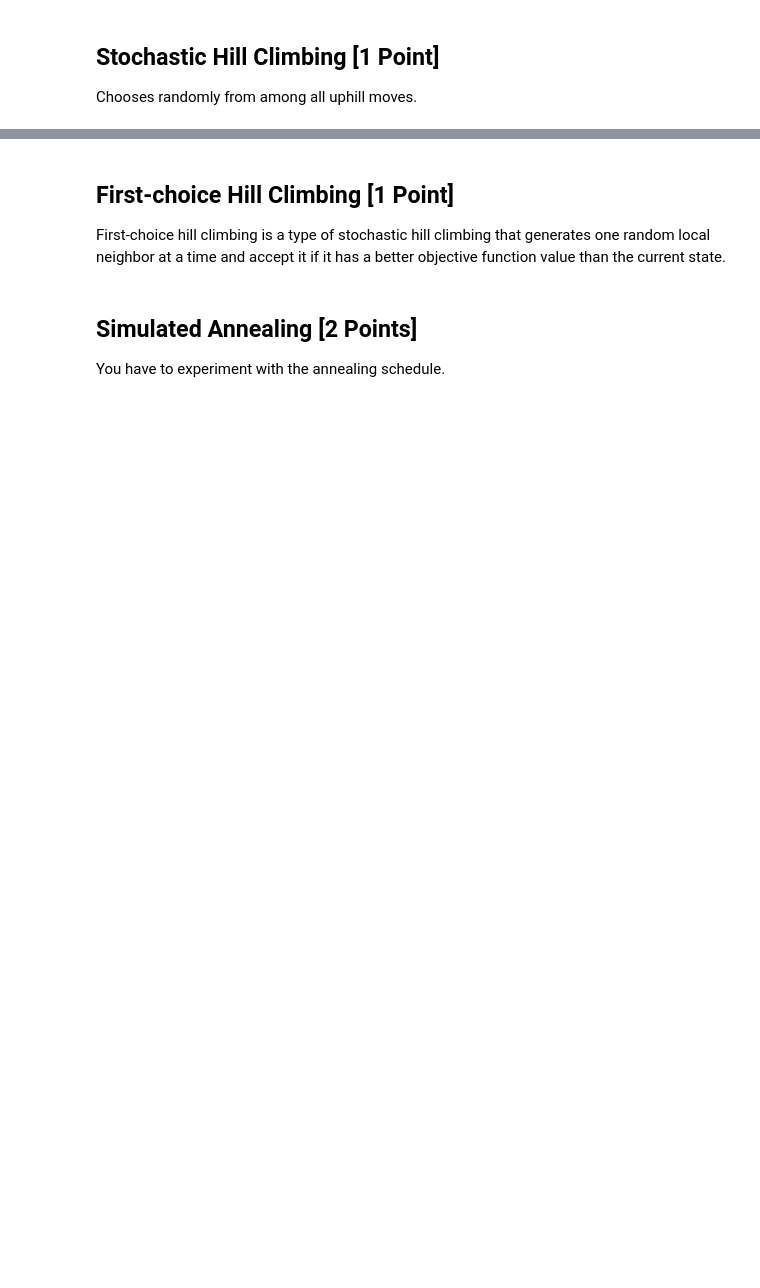
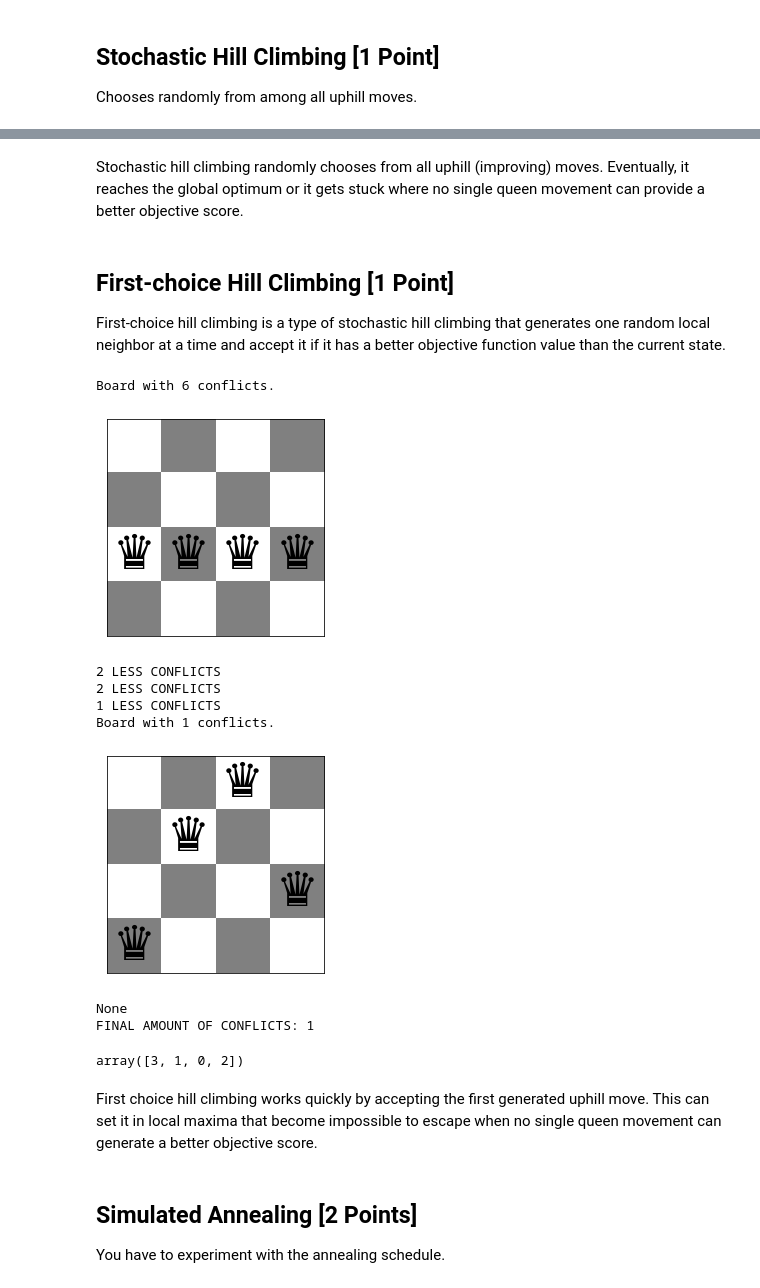
Before and after one commit to mitchmorrison2/CS7320-AI, a Jupyter notebook: Local Search/n_queens.ipynb, the cells around one changed output, grey strips where cells are left out. Saved outputs shown, nothing was run; the diff lists cells and outputs as text; code cells hidden in the pictures; blank space fills up the shorter version.

```diff
--- a/Local Search/n_queens.ipynb
+++ b/Local Search/n_queens.ipynb
@@ -274,3 +263,5 @@ array([2, 0, 3, 1])
+# %% [markdown]
+Stochastic hill climbing randomly chooses from all uphill (improving) moves. Eventually, it reaches the global optimum or it gets stuck where no single queen movement can provide a better objective score.
 # %% [markdown]
 ## First-choice Hill Climbing [1 Point]
 
@@ -280,3 +269,41 @@ First-choice hill climbing is a type of stochastic hill climbing that generates
+# %%
+def FCHC(n=3, maxIters=200, verb=False):
+    '''Pick a random space and move if it improves the objective score'''
+    board = random_board(n)
+    if verb: show_board(board)
+    conflictsV = conflicts(board)
+    i = 0
+    while True:
+        index = np.random.randint(0, high=n)
+        row = np.random.randint(0, high=n)
+        og = (index, board[index]) #column then row
+        board[index] = row
+        if conflicts(board) < conflictsV:
+            if verb: print("{} LESS CONFLICTS".format(conflictsV - conflicts(board)))
+            conflictsV = conflicts(board)
+        else:
+            board[og[0]] = og[1]
+        i += 1
+        if conflictsV == 0 or i == maxIters:
+            break
+    if verb: print(show_board(board))
+    if verb: print("FINAL AMOUNT OF CONFLICTS:", conflicts(board))
+    return board
+
+FCHC(n=4, verb=True)
+# %% [output]
+Board with 6 conflicts.
+[figure, added]
+2 LESS CONFLICTS
+2 LESS CONFLICTS
+1 LESS CONFLICTS
+Board with 1 conflicts.
+[figure, added]
+None
+FINAL AMOUNT OF CONFLICTS: 1
+array([3, 1, 0, 2])
+# %% [markdown]
+First choice hill climbing works quickly by accepting the first generated uphill move. This can set it in local maxima that become impossible to escape when no single queen movement can generate a better objective score.
 # %% [markdown]
 ## Simulated Annealing [2 Points]
 
```
Also changed, not shown: parts of 18 cells of this notebook.
